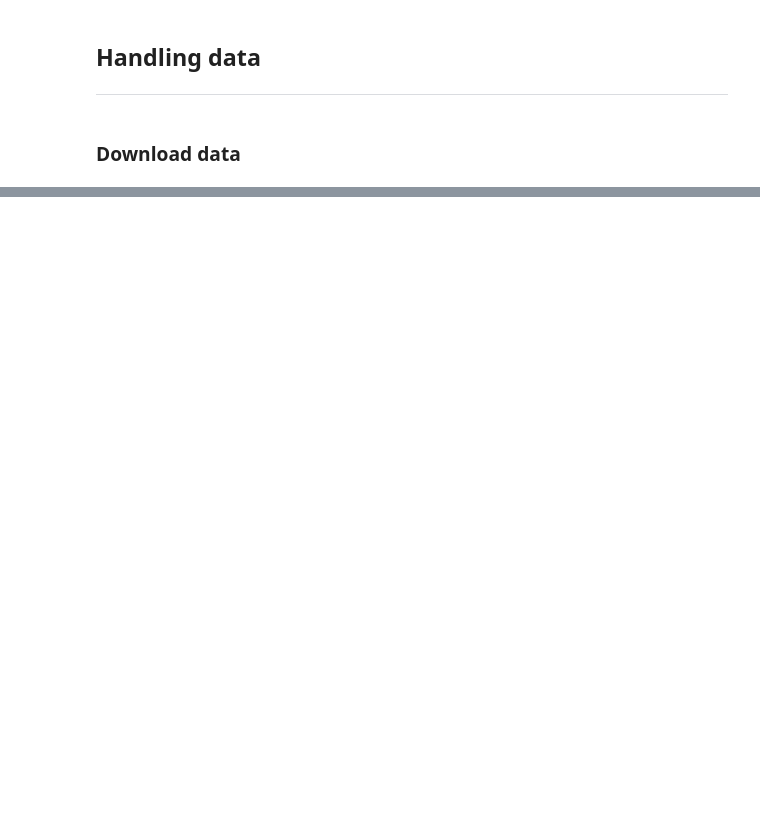
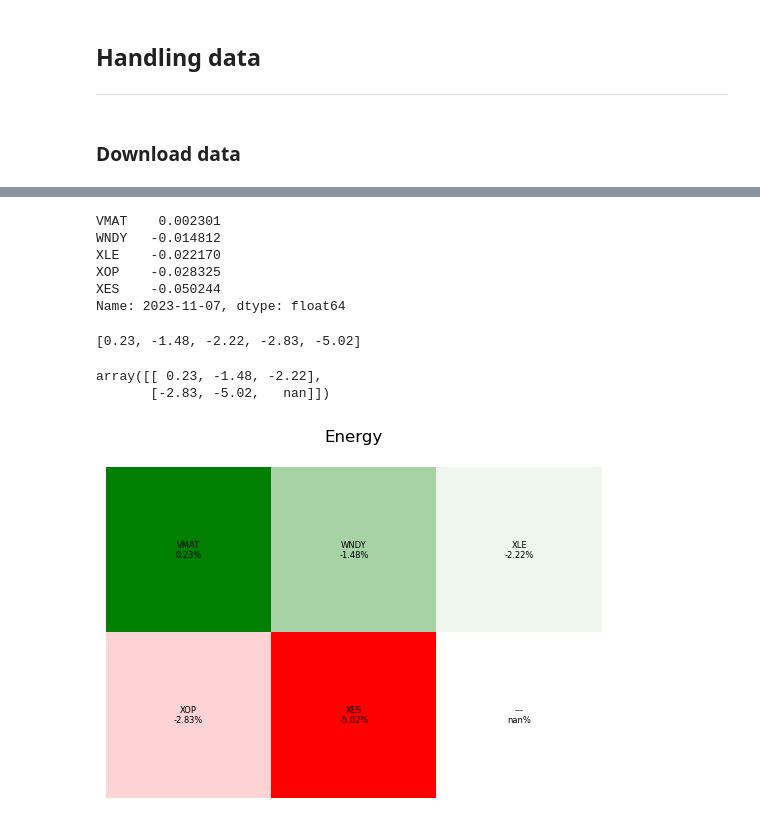
Before and after one commit to jusrojasrod/Desempe-o-Sectorial, a Jupyter notebook: ETFs/test_EODHD.ipynb, the cells around one changed output, grey strips where cells are left out. Drawn from its saved outputs; the diff is of its cells as text; code cells hidden in the pictures; blank space fills up the shorter version.

```diff
--- a/ETFs/test_EODHD.ipynb
+++ b/ETFs/test_EODHD.ipynb
@@ -117,0 +133,79 @@ pd.concat([df0, df1], axis=1)
+# %%
+values
+# %% [output]
+VMAT    0.002301
+WNDY   -0.014812
+XLE    -0.022170
+XOP    -0.028325
+XES    -0.050244
+Name: 2023-11-07, dtype: float64
+# %%
+test = [round(i*100,2) for i in values]
+test
+# %% [output]
+[0.23, -1.48, -2.22, -2.83, -5.02]
+# %%
+length = len(test)
+# the idea is to shape an a X b matrix
+a = int(np.sqrt(length))
+b = int(np.ceil(length/a))
+m_length = a * b                # matrix "length"
+
+if m_length >= length:
+    # compute how many elements need to be add to the array
+    diff = abs(length - m_length)
+
+    add =np.full(diff, np.nan)
+    new_array = np.append(test, add)
+    new_array = new_array.reshape(a, b)
+
+    # add names to the plot
+    names = values.index.to_list()
+    add_names =np.full(diff, '---')
+    new_names = np.append(names, add_names)
+    new_names = new_names.reshape(a, b)
+# %%
+new_array
+# %% [output]
+array([[ 0.23, -1.48, -2.22],
+       [-2.83, -5.02,   nan]])
+# %%
+valores = new_array
+from  matplotlib.colors import LinearSegmentedColormap
+cmap_=LinearSegmentedColormap.from_list('rg',["r", "w", "g"], N=256)
+
+# "RdYlGn"
+fig, ax = plt.subplots()
+
+# Especificamos paleta de colores a usar y rango de valores a representar.
+ax.imshow(valores, cmap=cmap_, vmin=val_min*100, vmax=val_max*100)
+# borrar axis labels
+ax.set_yticklabels([])
+ax.set_xticklabels([])
+
+# Reducimos la longitud de las marcas a 0 para que no sean visibles
+ax.tick_params(axis=u'both', which=u'both', length=0)
+for lado in ['left', 'right', 'bottom', 'top']:
+    ax.spines[lado].set_visible(False)
+
+# # Indicamos las posiciones donde dibujaremos la rejilla
+xmin,xmax = ax.get_xlim()
+ymin,ymax = ax.get_ylim()
+
+ax.set_yticks(np.arange(ymax, ymin+1), minor=True)
+ax.set_xticks(np.arange(xmin, xmax+1), minor=True)
+# Dibujamos la rejilla de color blanco para que actue como separador.
+ax.grid(which='minor', color='w', linestyle='-', linewidth=2)
+
+for i in range(new_array.shape[0]):
+    for j in range(new_array.shape[1]):
+        # print(i, j, valores[i,j])
+        text = ax.text(j, i, str(new_names[i, j]) + '\n' + str(valores[i, j])+'%',
+                       ha="center", va="center", color="k", size=6)
+
+ax.set_title(f"{sector}\n")
+
+plt.savefig(f"{sector}.png")
+plt.show()
+# %% [output]
+[figure, added]
```
Also changed, not shown: parts of 19 cells of this notebook.
